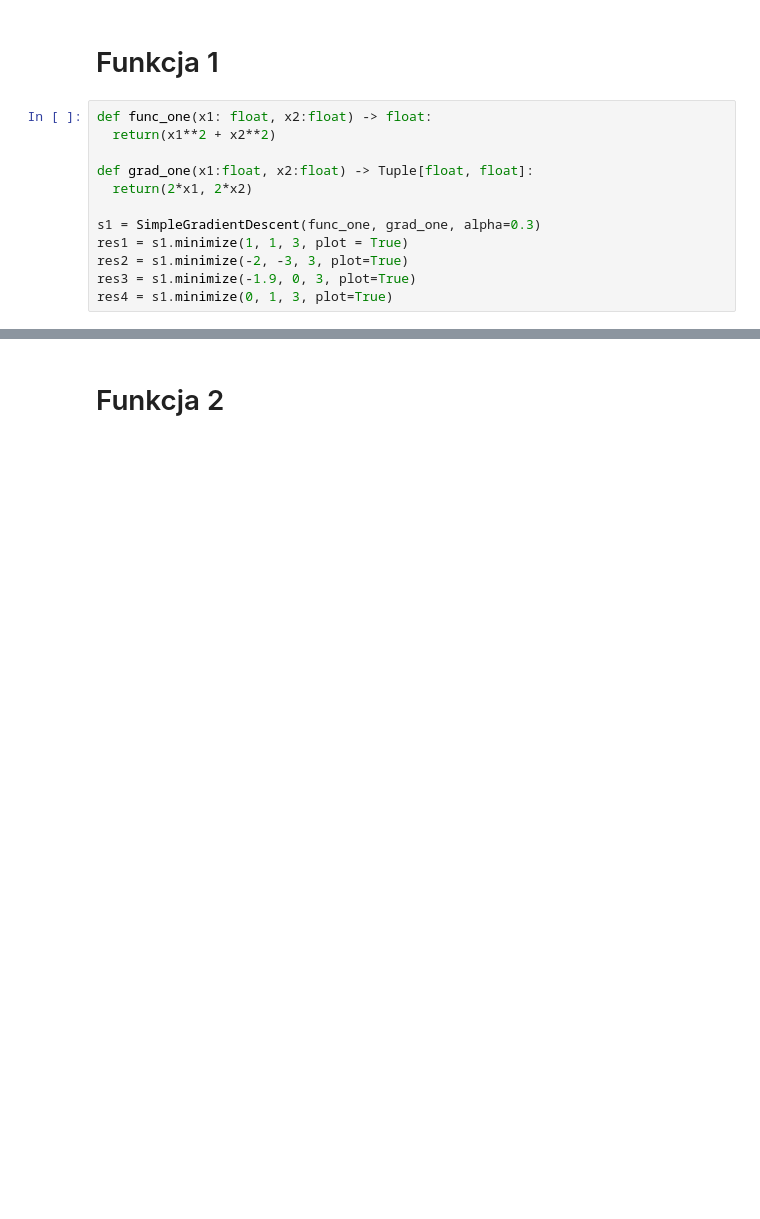
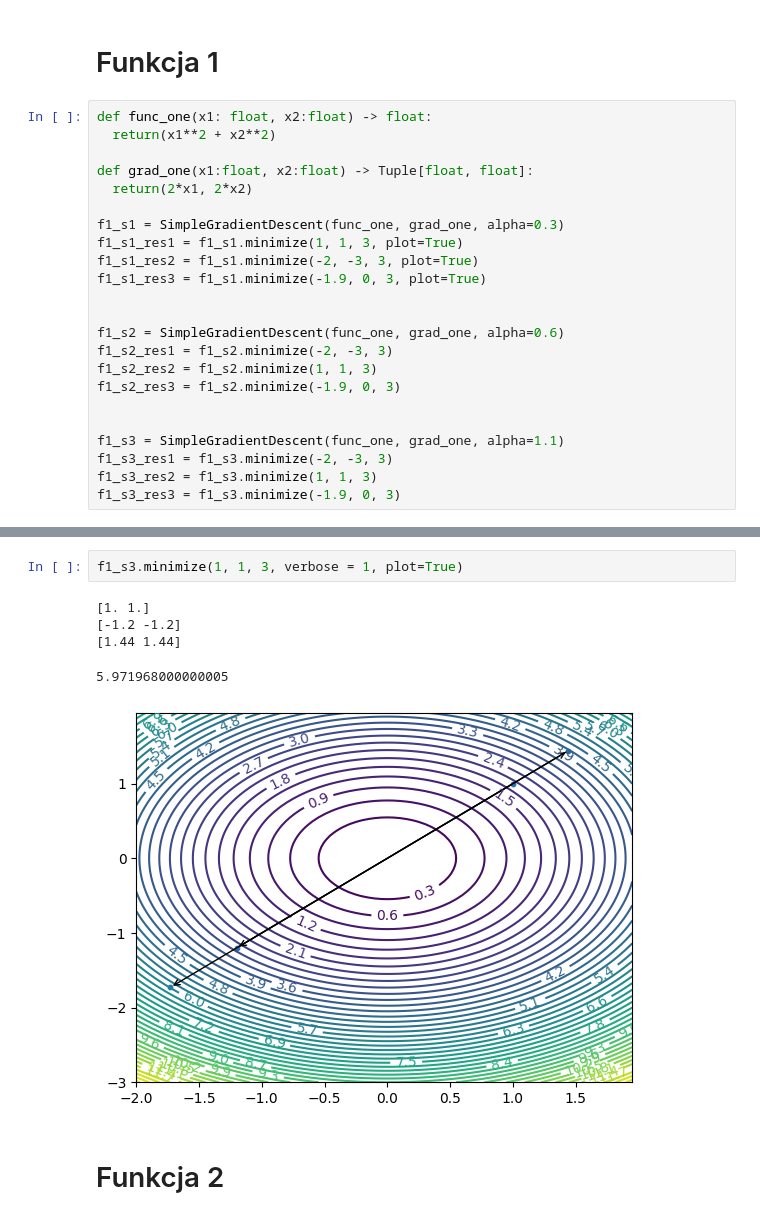
Before and after one commit to JakubDziegielewski/WSI_tutorials, a Jupyter notebook: zadanie_1b.ipynb, the cells around one changed output, grey strips where cells are left out. Saved outputs shown, nothing was run; the diff lists cells and outputs as text; blank space fills up the shorter version.

```diff
--- a/zadanie_1b.ipynb
+++ b/zadanie_1b.ipynb
@@ -128,11 +128,22 @@ def func_one(x1: float, x2:float) -> float:
 def grad_one(x1:float, x2:float) -> Tuple[float, float]:
   return(2*x1, 2*x2)
 
-s1 = SimpleGradientDescent(func_one, grad_one, alpha=0.3)
-res1 = s1.minimize(1, 1, 3, plot = True)
-res2 = s1.minimize(-2, -3, 3, plot=True)
-res3 = s1.minimize(-1.9, 0, 3, plot=True)
-res4 = s1.minimize(0, 1, 3, plot=True)
+f1_s1 = SimpleGradientDescent(func_one, grad_one, alpha=0.3)
+f1_s1_res1 = f1_s1.minimize(1, 1, 3, plot=True)
+f1_s1_res2 = f1_s1.minimize(-2, -3, 3, plot=True)
+f1_s1_res3 = f1_s1.minimize(-1.9, 0, 3, plot=True)
+
+
+f1_s2 = SimpleGradientDescent(func_one, grad_one, alpha=0.6)
+f1_s2_res1 = f1_s2.minimize(-2, -3, 3)
+f1_s2_res2 = f1_s2.minimize(1, 1, 3)
+f1_s2_res3 = f1_s2.minimize(-1.9, 0, 3)
+
+
+f1_s3 = SimpleGradientDescent(func_one, grad_one, alpha=1.1)
+f1_s3_res1 = f1_s3.minimize(-2, -3, 3)
+f1_s3_res2 = f1_s3.minimize(1, 1, 3)
+f1_s3_res3 = f1_s3.minimize(-1.9, 0, 3)
 # %% [output]
 [figure]
 [figure]
@@ -141,3 +159,11 @@ res4 = s1.minimize(0, 1, 3, plot=True)
+# %%
+f1_s3.minimize(1, 1, 3, verbose = 1, plot=True)
+# %% [output]
+[1. 1.]
+[-1.2 -1.2]
+[1.44 1.44]
+5.971968000000005
+[figure, added]
 # %% [markdown]
 # Funkcja 2
 # %%
```
Also changed, not shown: parts of 6 cells of this notebook.
